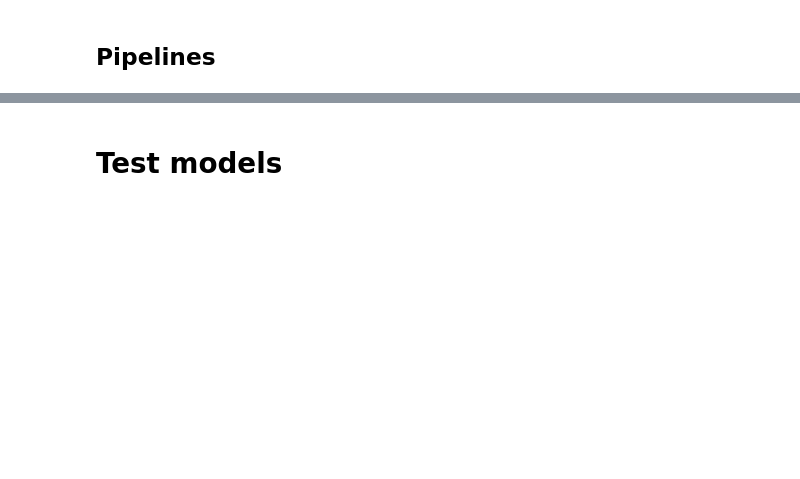
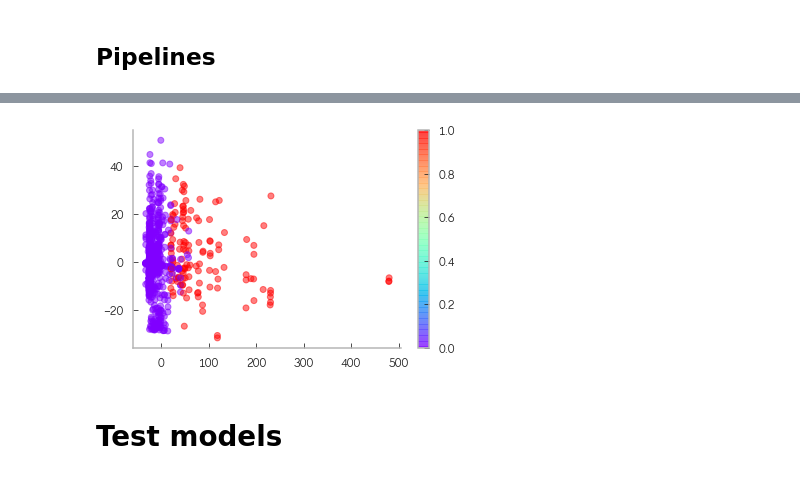
Before and after one commit to caheredia/titanic_predict, a Jupyter notebook: 0.2-streamline_analysis.ipynb, the cells around one changed output, grey strips where cells are left out. Saved outputs shown, nothing was run; the diff lists cells and outputs as text; code cells hidden in the pictures; blank space fills up the shorter version.

```diff
--- a/0.2-streamline_analysis.ipynb
+++ b/0.2-streamline_analysis.ipynb
@@ -37,12 +37,12 @@ relatives = ['SibSp' ,'Parch']
 def add_columns(df):
     df['family'] = df[relatives].sum(axis=1)
     df['traveling_alone'] = np.where(df['family']==0,1,0)
+    df['Sex'] = np.where(df['Sex']=='female',0,1)
     df['Age_Bucket'] = add_bucket(df['Age'], bins=6)
     df['Fare_Bucket'] = add_bucket(df['Fare'], bins=6)
     df['Title'] = df['Name'].apply(set_title)
     df['name_length'] = df['Name'].apply(len)
     df['Cabin'] = df['Cabin'].apply(lambda x: 0 if type(x) == float else 1)
-    df['Sex'] = df['Sex'].apply(lambda x: 0 if x == 'female' else 1)
     return df
 
 
@@ -71,3 +52,0 @@ plt.colorbar();
-# %%
-train_data['group']  =gmm.predict(train_data[groupings].values)
-test_data['group']  =gmm.predict(test_data[groupings].values)
@@ -106,0 +91,11 @@ X_train = full_pipeline.fit_transform(train_data)
+# %%
+X_train
+X2 = PCA(2, svd_solver='full').fit_transform(X_train)
+# %%
+gmm = GaussianMixture(2)
+gmm.fit(X_train)
+labels = gmm.predict(X_train)
+plt.scatter(X2[:, 0], X2[:, 1], c = labels, cmap='rainbow', alpha=.5);
+plt.colorbar();
+# %% [output]
+[figure, added]
```
Also changed, not shown: parts of 31 cells of this notebook.
